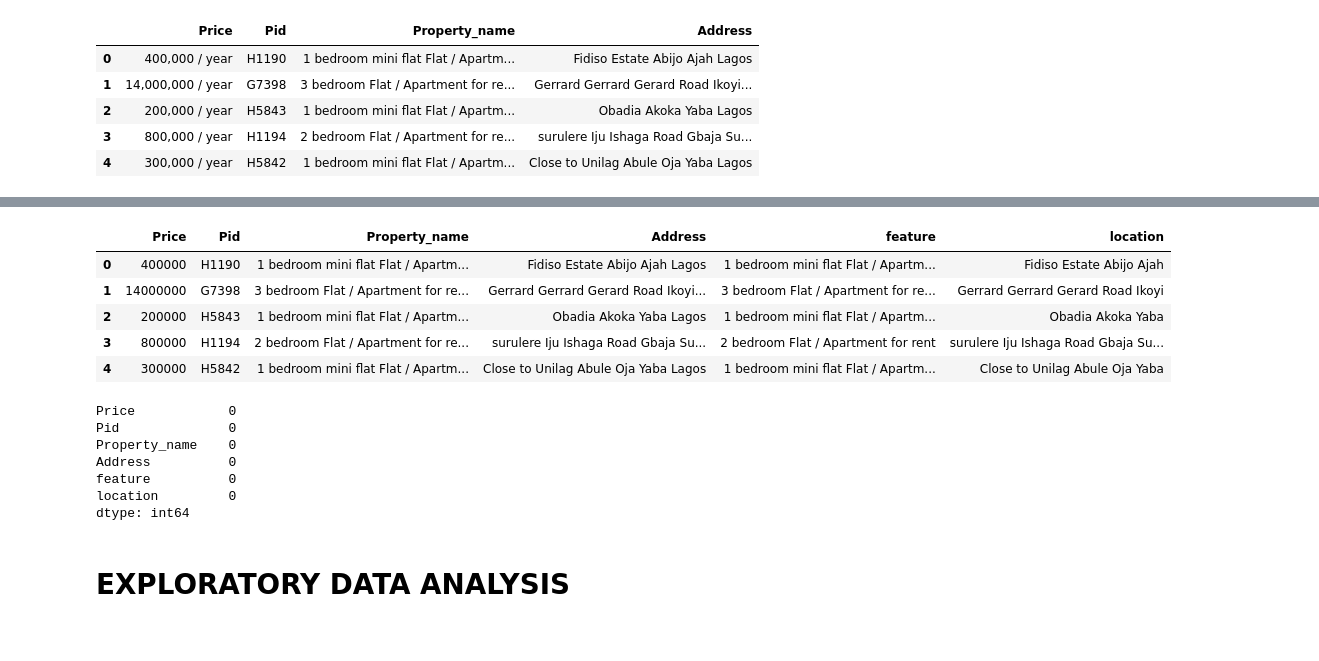
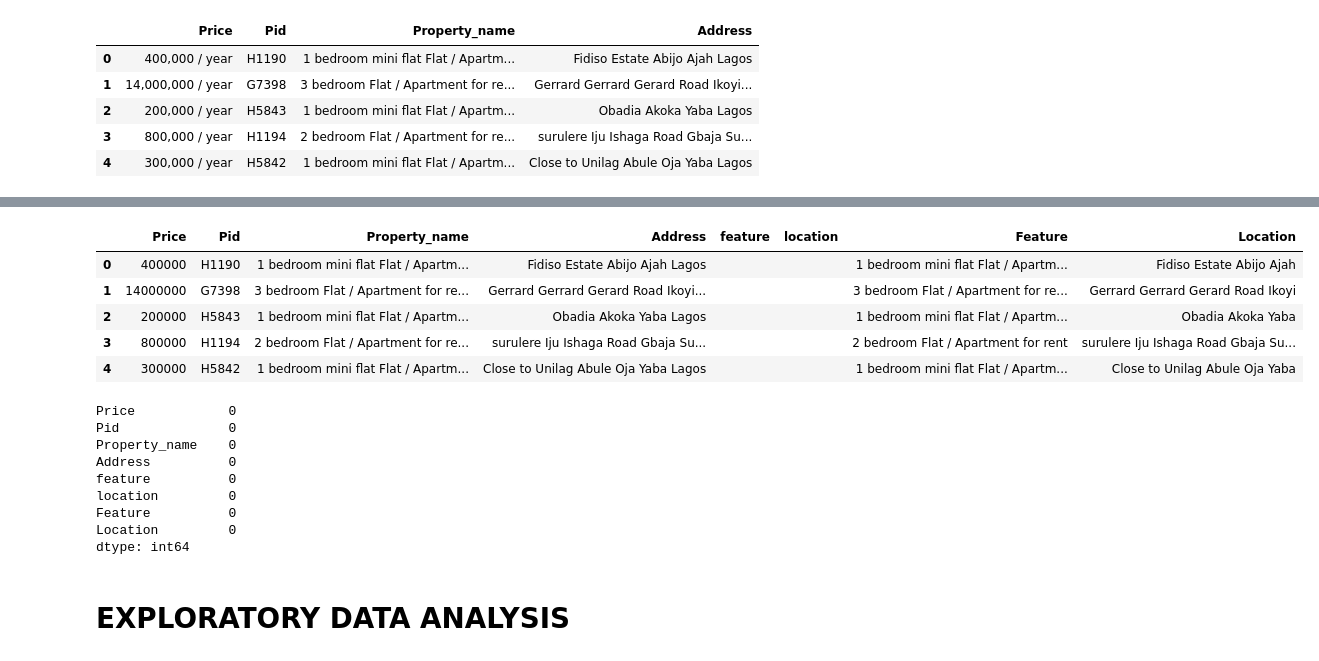
Before and after one commit to giftdavid101/House_Prices_in_Lagos, a Jupyter notebook: a-1-Portfolio-projects-Housing/House_Prices_in_Lagos.ipynb, the cells around one changed output, grey strips where cells are left out. Drawn from its saved outputs; the diff is of its cells as text; code cells hidden in the pictures.

```diff
--- a/a-1-Portfolio-projects-Housing/House_Prices_in_Lagos.ipynb
+++ b/a-1-Portfolio-projects-Housing/House_Prices_in_Lagos.ipynb
@@ -53,41 +53,41 @@ df1['feature'] = ''
 df1['location'] = ''
 
 for index, row in df1.iterrows():
     property_name = row['Property_name']
     address = row['Address']
     words = property_name.split()
     address_words = address.split()
 
     # Remove address words from property name
     for word in reversed(address_words):
         if word in words:
             words.remove(word)
 
     # Join remaining words to form feature
     feature = ' '.join(words)
 
     # Remove duplicates by splitting and joining
     feature_words = feature.split()
     feature_words = list(dict.fromkeys(feature_words))
     feature = ' '.join(feature_words)
 
     # Extract location from address
     location_words = address_words.copy()
     location_words = [word for word in location_words if word not in feature_words and word != 'Lagos']
     location = ' '.join(location_words)
 
     # Assign the feature and location to their respective columns
-    df1.at[index, 'feature'] = feature
-    df1.at[index, 'location'] = location
+    df1.at[index, 'Feature'] = feature
+    df1.at[index, 'Location'] = location
 # Print the modified DataFrame
 df1.head()
 # %% [output]
-|  | Price | Pid | Property_name | Address | feature | location |
-| 0 | 400000 | H1190 | 1 bedroom mini flat Flat / Apartm... | Fidiso Estate Abijo Ajah Lagos | 1 bedroom mini flat Flat / Apartm... | Fidiso Estate Abijo Ajah |
-| 1 | 14000000 | G7398 | 3 bedroom Flat / Apartment for re... | Gerrard Gerrard Gerard Road Ikoyi... | 3 bedroom Flat / Apartment for re... | Gerrard Gerrard Gerard Road Ikoyi |
-| 2 | 200000 | H5843 | 1 bedroom mini flat Flat / Apartm... | Obadia Akoka Yaba Lagos | 1 bedroom mini flat Flat / Apartm... | Obadia Akoka Yaba |
-| 3 | 800000 | H1194 | 2 bedroom Flat / Apartment for re... | surulere Iju Ishaga Road Gbaja Su... | 2 bedroom Flat / Apartment for rent | surulere Iju Ishaga Road Gbaja Su... |
-| 4 | 300000 | H5842 | 1 bedroom mini flat Flat / Apartm... | Close to Unilag Abule Oja Yaba Lagos | 1 bedroom mini flat Flat / Apartm... | Close to Unilag Abule Oja Yaba |
+|  | Price | Pid | Property_name | Address | feature | location | Feature | Location |
+| 0 | 400000 | H1190 | 1 bedroom mini flat Flat / Apartm... | Fidiso Estate Abijo Ajah Lagos |  |  | 1 bedroom mini flat Flat / Apartm... | Fidiso Estate Abijo Ajah |
+| 1 | 14000000 | G7398 | 3 bedroom Flat / Apartment for re... | Gerrard Gerrard Gerard Road Ikoyi... |  |  | 3 bedroom Flat / Apartment for re... | Gerrard Gerrard Gerard Road Ikoyi |
+| 2 | 200000 | H5843 | 1 bedroom mini flat Flat / Apartm... | Obadia Akoka Yaba Lagos |  |  | 1 bedroom mini flat Flat / Apartm... | Obadia Akoka Yaba |
+| 3 | 800000 | H1194 | 2 bedroom Flat / Apartment for re... | surulere Iju Ishaga Road Gbaja Su... |  |  | 2 bedroom Flat / Apartment for rent | surulere Iju Ishaga Road Gbaja Su... |
+| 4 | 300000 | H5842 | 1 bedroom mini flat Flat / Apartm... | Close to Unilag Abule Oja Yaba Lagos |  |  | 1 bedroom mini flat Flat / Apartm... | Close to Unilag Abule Oja Yaba |
 # %%
 # check for missing values:
 df1.isnull().sum()
@@ -98,6 +98,8 @@ Property_name    0
 Address          0
 feature          0
 location         0
+Feature          0
+Location         0
 dtype: int64
 # %%
 #Save to csv
```
Also changed, not shown: parts of 5 cells of this notebook, 1 other file.
